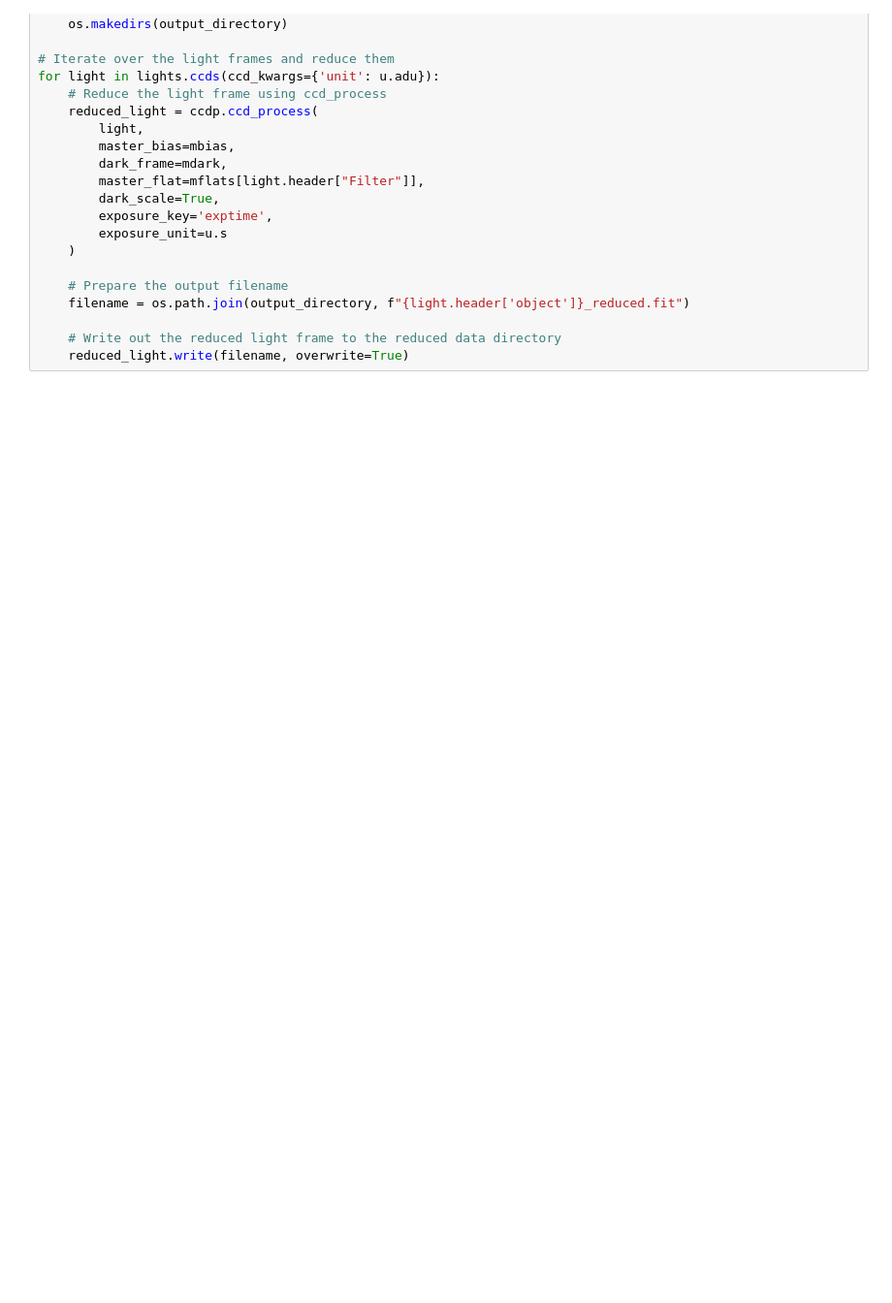
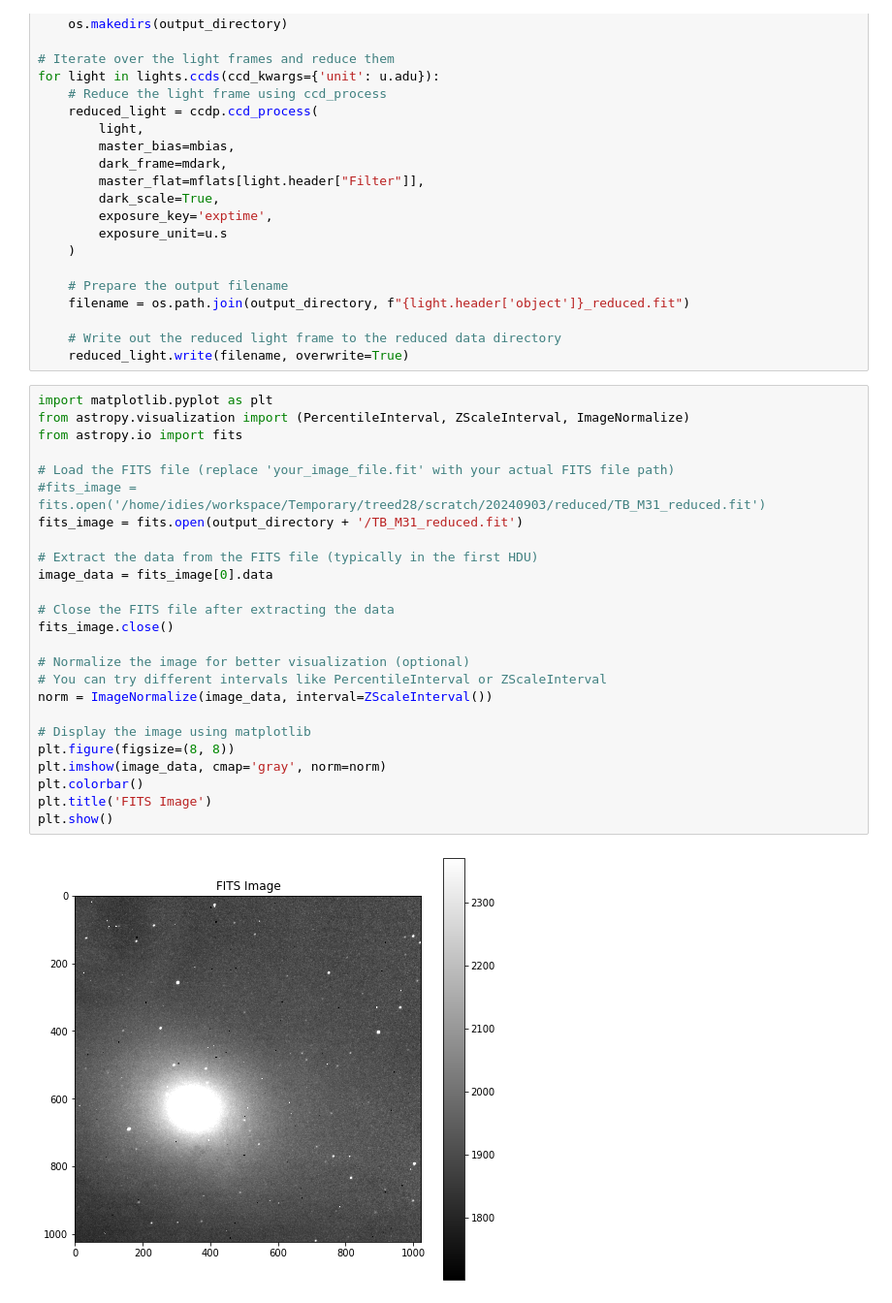
Before and after one commit to treed28/homework_assignments, a Jupyter notebook: Basic_Reduction_v2.ipynb, the cells around one changed output. Shown at 97% size. Saved outputs shown, nothing was run; the diff lists cells and outputs as text; blank space fills up the shorter version.

Commit message:
Reduction notebook with image

```diff
--- a/Basic_Reduction_v2.ipynb
+++ b/Basic_Reduction_v2.ipynb
@@ -342,3 +344,30 @@ for light in lights.ccds(ccd_kwargs={'unit': u.adu}):
 
     # Write out the reduced light frame to the reduced data directory
     reduced_light.write(filename, overwrite=True)
+# %%
+import matplotlib.pyplot as plt
+from astropy.visualization import (PercentileInterval, ZScaleInterval, ImageNormalize)
+from astropy.io import fits
+
+# Load the FITS file (replace 'your_image_file.fit' with your actual FITS file path)
+#fits_image = fits.open('/home/idies/workspace/Temporary/treed28/scratch/20240903/reduced/TB_M31_reduced.fit')
+fits_image = fits.open(output_directory + '/TB_M31_reduced.fit')
+
+# Extract the data from the FITS file (typically in the first HDU)
+image_data = fits_image[0].data
+
+# Close the FITS file after extracting the data
+fits_image.close()
+
+# Normalize the image for better visualization (optional)
+# You can try different intervals like PercentileInterval or ZScaleInterval
+norm = ImageNormalize(image_data, interval=ZScaleInterval())
+
+# Display the image using matplotlib
+plt.figure(figsize=(8, 8))
+plt.imshow(image_data, cmap='gray', norm=norm)
+plt.colorbar()
+plt.title('FITS Image')
+plt.show()
+# %% [output]
+[figure, added]
```
Also changed, not shown: parts of 1 cell of this notebook.
